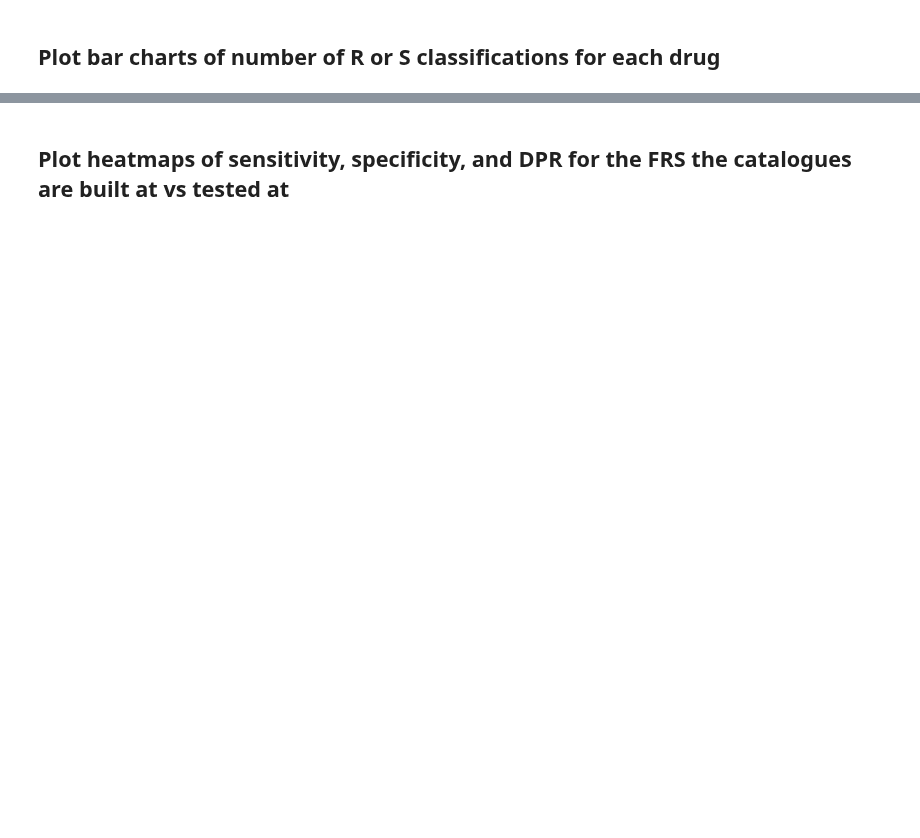
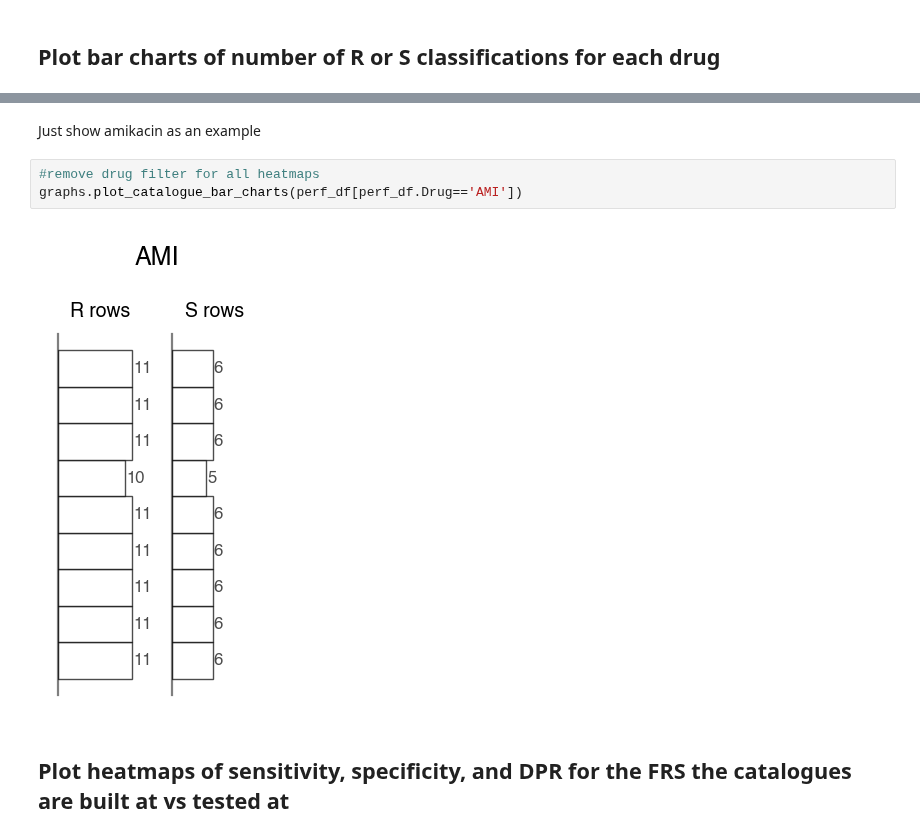
Before and after one commit to fowler-lab/cryptic-catalogues-2025, a Jupyter notebook: 03-scan-frs.ipynb, the cells around one changed output, grey strips where cells are left out. Cells and saved outputs as stored; diff of their text form; blank space fills up the shorter version.

```diff
--- a/03-scan-frs.ipynb
+++ b/03-scan-frs.ipynb
@@ -319,2 +294,9 @@ graphs.plot_catalogue_bar_charts(perf_df)
+# %% [markdown]
+Just show amikacin as an example
+# %%
+#remove drug filter for all heatmaps
+graphs.plot_catalogue_bar_charts(perf_df[perf_df.Drug=='AMI'])
+# %% [output]
+[figure, added]
 # %% [markdown]
 ## Plot heatmaps of sensitivity, specificity, and DPR for the FRS the catalogues are built at vs tested at
```
Also changed, not shown: parts of 33 cells of this notebook, 55 other files.
